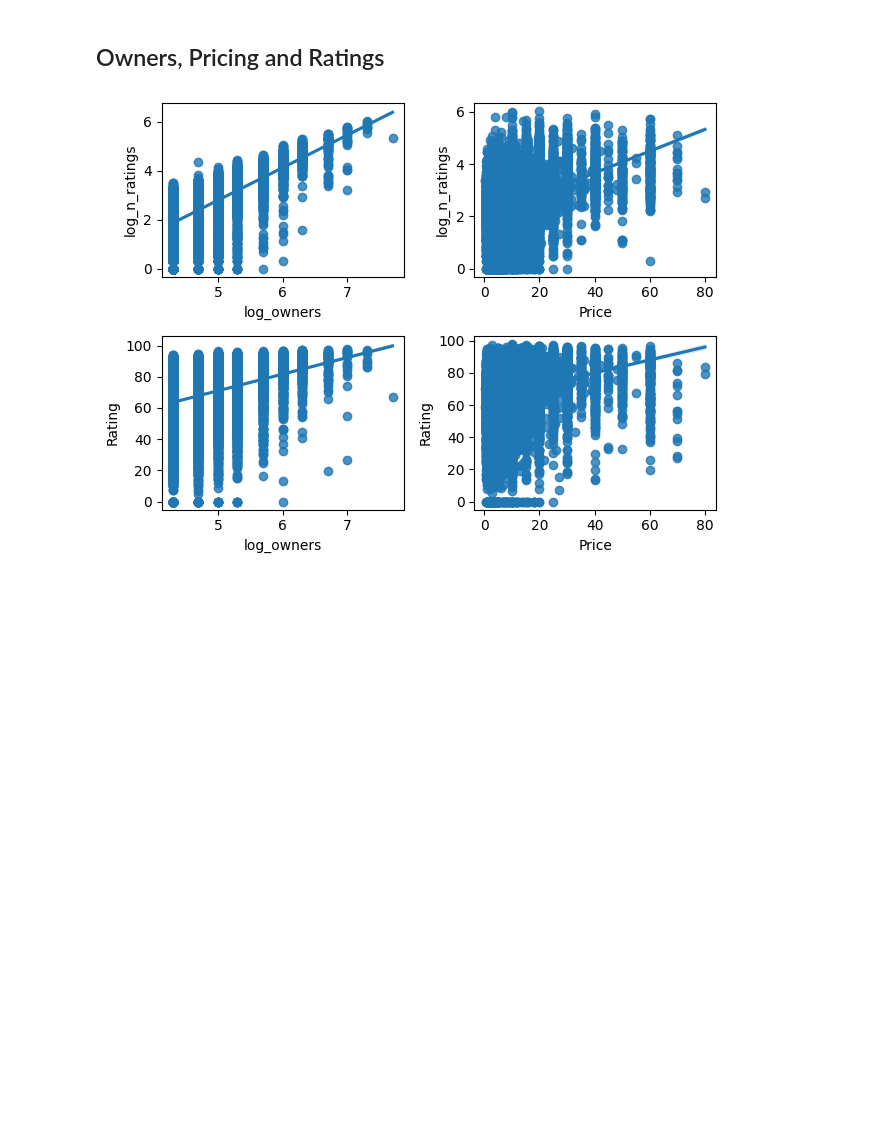
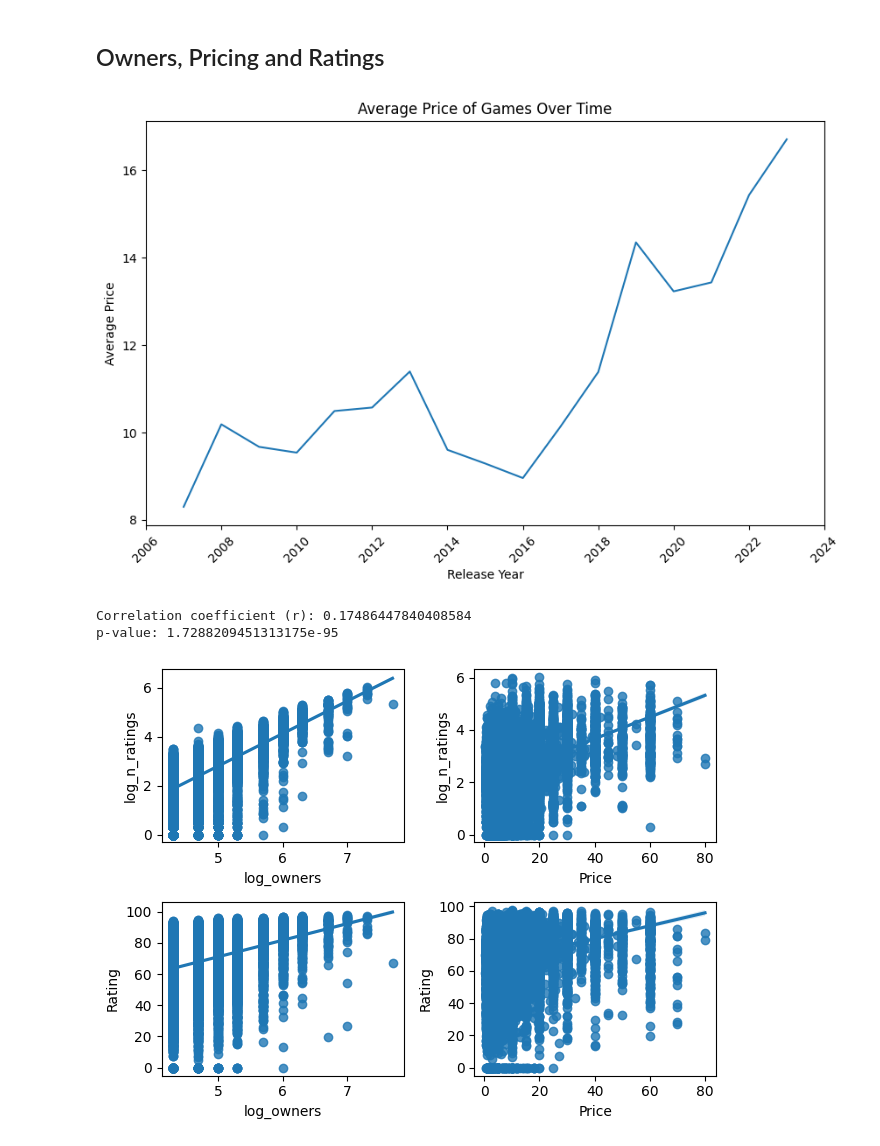
Before and after one commit to 21020673/Steam-Data-Analysis, a Jupyter notebook: notebooks/4-exploration.ipynb, the cells around one changed output. Drawn from its saved outputs; the diff is of its cells as text; code cells hidden in the pictures; blank space fills up the shorter version.

```diff
--- a/notebooks/4-exploration.ipynb
+++ b/notebooks/4-exploration.ipynb
@@ -491,6 +491,25 @@ plot_owners_comparison(df[df['Estimated owners'] <= 10000000])
 [figure]
 # %% [markdown]
 ## Owners, Pricing and Ratings
+# %%
+df['Release Year'] = df['Release date'].dt.year
+avg_price_over_time = df.groupby('Release Year')['Price'].mean().reset_index()
+plt.subplots(figsize = (10,6))
+plt.plot(avg_price_over_time['Release Year'][10:-1], avg_price_over_time['Price'][10:-1])
+plt.xlabel('Release Year')
+plt.ylabel('Average Price')
+plt.xticks(ticks=plt.xticks()[0], rotation=45, labels=plt.xticks()[0].astype(int))
+plt.title('Average Price of Games Over Time')
+plt.show()
+# %% [output]
+[figure, added]
+# %%
+# Correlation between price and release date
+r, p_value = stats.pearsonr(df['Price'], df['Release Year'])
+print(f'Correlation coefficient (r): {r}\np-value: {p_value}')
+# %% [output]
+Correlation coefficient (r): 0.17486447840408584
+p-value: 1.7288209451313175e-95
 # %%
 log_df = pd.DataFrame(zip(np.log10(df['Estimated owners']), np.log10(df['Total Ratings']), df['Rating'], df['Price']),
                       columns=['log_owners', 'log_n_ratings', 'Rating', 'Price'])
```
Also changed, not shown: parts of 3 cells of this notebook.
